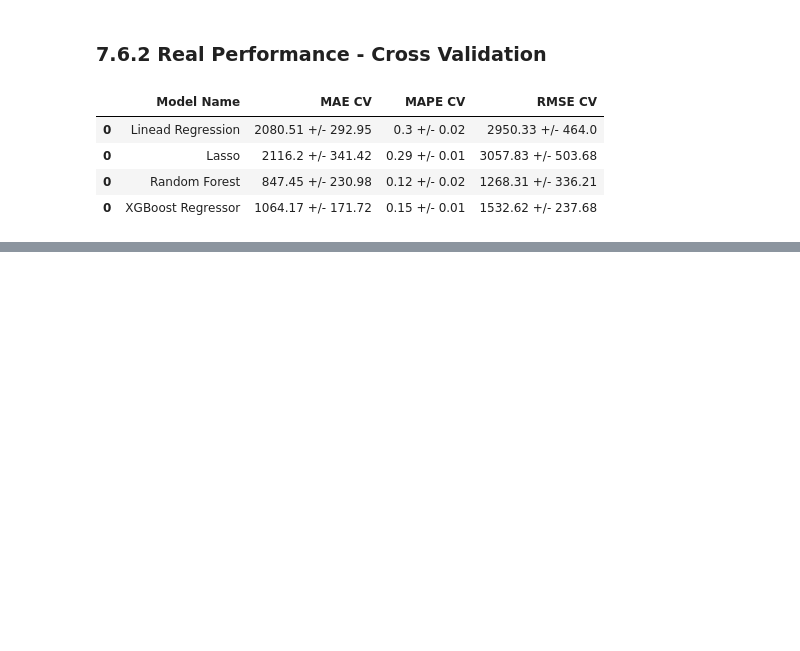
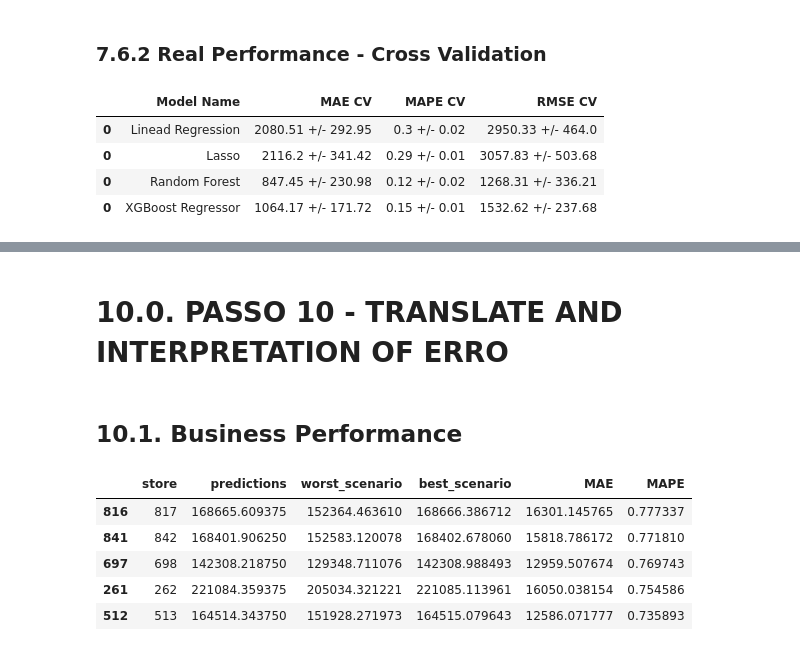
Before and after one commit to TrellixVulnTeam/DsEmProducao_VDBH, a Jupyter notebook: notebooks/m06_v01_store_sales_prediction.ipynb, the cells around one changed output, grey strips where cells are left out. Drawn from its saved outputs; the diff is of its cells as text; code cells hidden in the pictures; blank space fills up the shorter version.

```diff
--- a/notebooks/m06_v01_store_sales_prediction.ipynb
+++ b/notebooks/m06_v01_store_sales_prediction.ipynb
@@ -1388,0 +1506,2 @@ modeling_result_cv
+# %% [markdown]
+# 10.0. PASSO 10 - TRANSLATE AND INTERPRETATION OF ERRO
@@ -1388,0 +1515,2 @@ modeling_result_cv
+# %% [markdown]
+## 10.1. Business Performance
@@ -1388,0 +1539,9 @@ modeling_result_cv
+# %%
+df92.sort_values('MAPE', ascending=False).head()
+# %% [output]
+|  | store | predictions | worst_scenario | best_scenario | MAE | MAPE |
+| 816 | 817 | 168665.609375 | 152364.463610 | 168666.386712 | 16301.145765 | 0.777337 |
+| 841 | 842 | 168401.906250 | 152583.120078 | 168402.678060 | 15818.786172 | 0.771810 |
+| 697 | 698 | 142308.218750 | 129348.711076 | 142308.988493 | 12959.507674 | 0.769743 |
+| 261 | 262 | 221084.359375 | 205034.321221 | 221085.113961 | 16050.038154 | 0.754586 |
+| 512 | 513 | 164514.343750 | 151928.271973 | 164515.079643 | 12586.071777 | 0.735893 |
```
Also changed, not shown: parts of 41 cells of this notebook, 5 other files.
